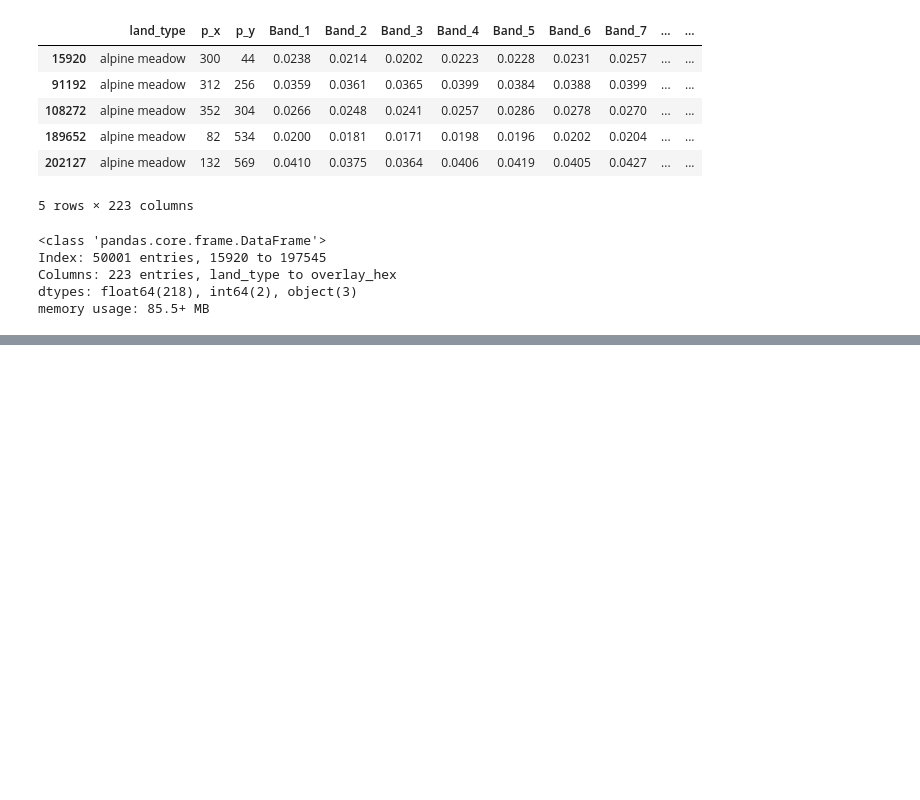
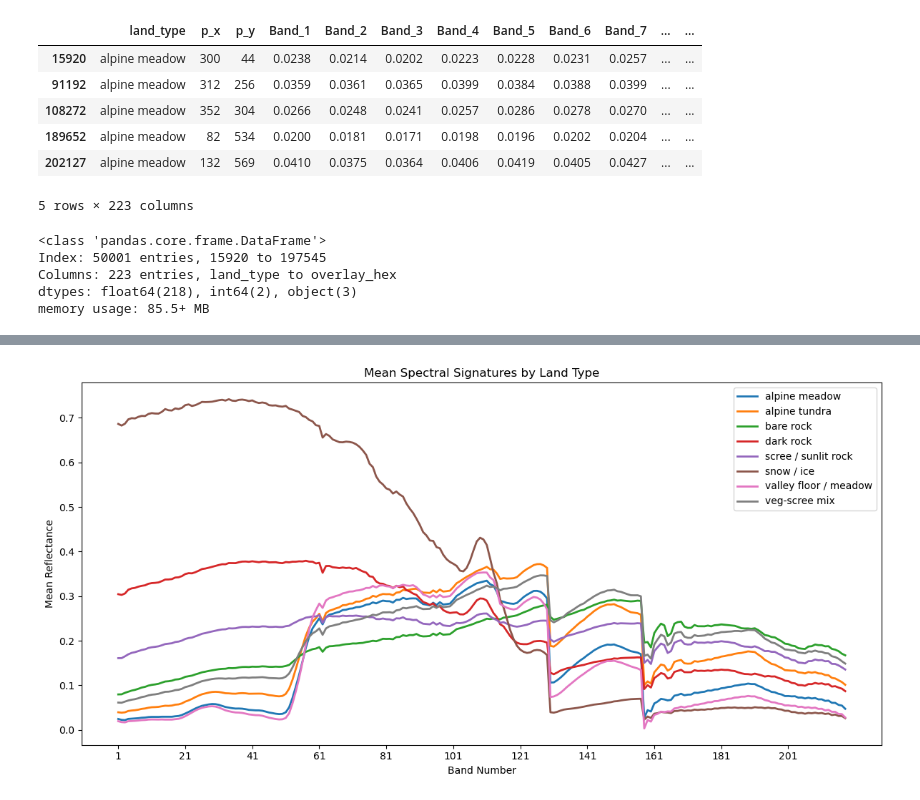
Before and after one commit to Dhruv-baner/st443-group-project, a Jupyter notebook: notebooks/task_1.ipynb, the cells around one changed output, grey strips where cells are left out. Drawn from its saved outputs; the diff is of its cells as text; code cells hidden in the pictures; blank space fills up the shorter version.

```diff
--- a/notebooks/task_1.ipynb
+++ b/notebooks/task_1.ipynb
@@ -127,0 +185,28 @@ df_sample.to_csv('../data/raw/data_sample.csv', index=False)
+# %%
+# Get the band columns
+band_columns = [f'Band_{i}' for i in range(1, 219)]
+
+# Create the plot
+plt.figure(figsize=(12, 6))
+
+# For each land type, calculate and plot the mean reflectance
+for land_type in df_sample['land_type'].unique():
+    # Get rows for this land type
+    land_data = df_sample[df_sample['land_type'] == land_type]
+
+    # Calculate mean reflectance for each band
+    mean_reflectance = land_data[band_columns].mean()
+
+    # Plot it
+    plt.plot(mean_reflectance, label=land_type, linewidth=2)
+
+# Add labels and legend
+plt.xticks(ticks=np.arange(0, 219, 20), labels=np.arange(1, 218, 20))
+plt.xlabel('Band Number')
+plt.ylabel('Mean Reflectance')
+plt.title('Mean Spectral Signatures by Land Type')
+plt.legend()
+plt.tight_layout()
+plt.show()
+# %% [output]
+[figure, added]
```
Also changed, not shown: parts of 7 cells of this notebook.
